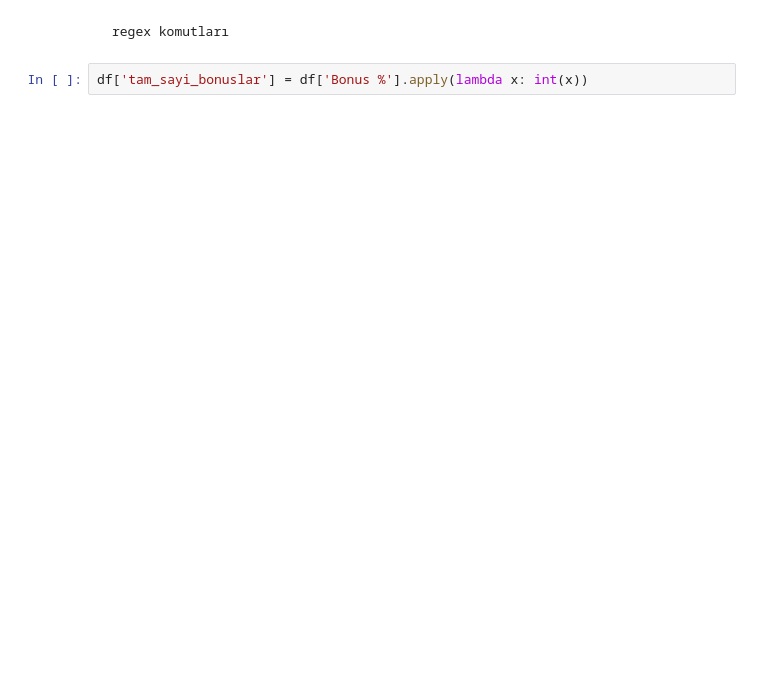
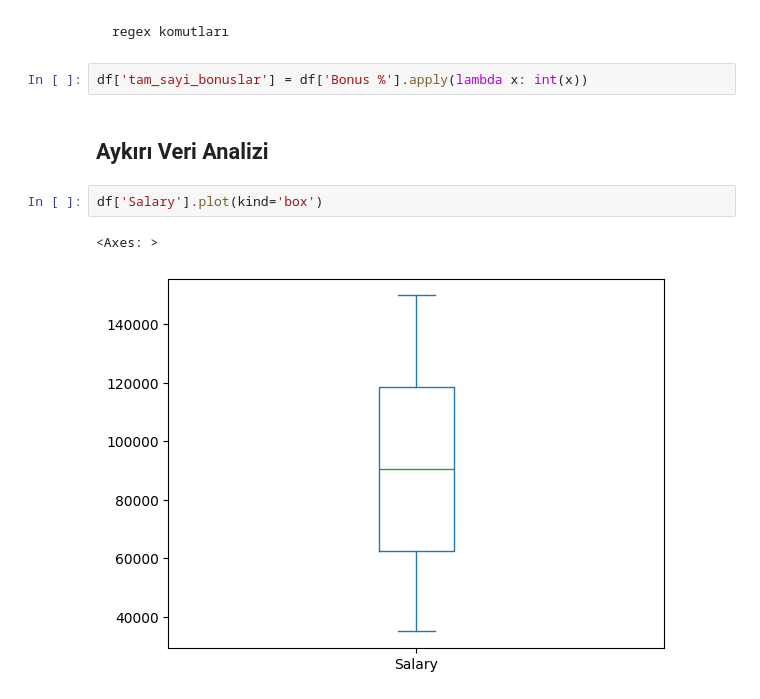
Before and after one commit to akalinirem/data_mining, a Jupyter notebook: pandas_library_2.ipynb, the cells around one changed output. Drawn from its saved outputs; the diff is of its cells as text; blank space fills up the shorter version.

```diff
--- a/pandas_library_2.ipynb
+++ b/pandas_library_2.ipynb
@@ -162,3 +162,10 @@ df.head()
     regex komutları
 # %%
 df['tam_sayi_bonuslar'] = df['Bonus %'].apply(lambda x: int(x))
+# %% [markdown]
+## Aykırı Veri Analizi
+# %%
+df['Salary'].plot(kind='box')
+# %% [output]
+<Axes: >
+[figure, added]
```
Also changed, not shown: parts of 13 cells of this notebook, 1 other file.
